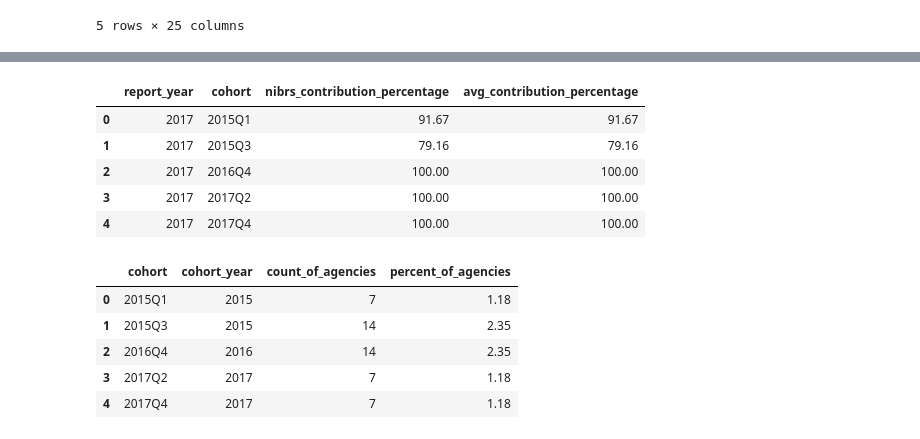
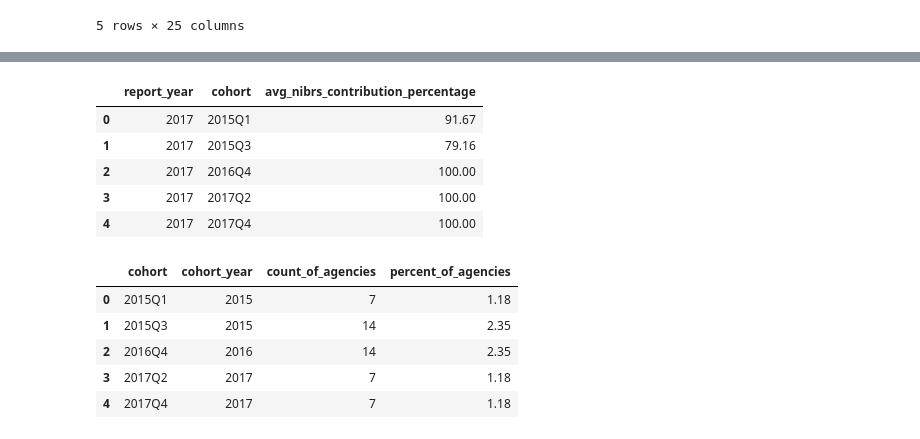
Before and after one commit to ghgeist/texas_border_data_analysis, a Jupyter notebook: notebooks/03_nibrs_analysis.ipynb, the cells around one changed output, grey strips where cells are left out. Cells and saved outputs as stored; diff of their text form; code cells hidden in the pictures.

```diff
--- a/notebooks/03_nibrs_analysis.ipynb
+++ b/notebooks/03_nibrs_analysis.ipynb
@@ -42,21 +118,20 @@ border_report.sort_values('nibrs_contribution_percentage', ascending=False).head
 # %%
-#This is not right. This will need to be fixed
-
 # Group by 'report_year' and 'cohort', then calculate the mean 'nibrs_contribution_percentage'
 avg_contribution_per_report_year_cohort = border_report.groupby(['report_year', 'cohort'])['nibrs_contribution_percentage'].mean().round(2).reset_index()
 
 # Rename the aggregated column and round the values for clarity
-avg_contribution_per_report_year_cohort['avg_contribution_percentage'] = avg_contribution_per_report_year_cohort['nibrs_contribution_percentage']
+avg_contribution_per_report_year_cohort['avg_nibrs_contribution_percentage'] = avg_contribution_per_report_year_cohort['nibrs_contribution_percentage']
+avg_contribution_per_report_year_cohort = avg_contribution_per_report_year_cohort.drop(columns=['nibrs_contribution_percentage'])
 
 # Display the new DataFrame
 avg_contribution_per_report_year_cohort.head()
 # %% [output]
-|  | report_year | cohort | nibrs_contribution_percentage | avg_contribution_percentage |
-| 0 | 2017 | 2015Q1 | 91.67 | 91.67 |
-| 1 | 2017 | 2015Q3 | 79.16 | 79.16 |
-| 2 | 2017 | 2016Q4 | 100.00 | 100.00 |
-| 3 | 2017 | 2017Q2 | 100.00 | 100.00 |
-| 4 | 2017 | 2017Q4 | 100.00 | 100.00 |
+|  | report_year | cohort | avg_nibrs_contribution_percentage |
+| 0 | 2017 | 2015Q1 | 91.67 |
+| 1 | 2017 | 2015Q3 | 79.16 |
+| 2 | 2017 | 2016Q4 | 100.00 |
+| 3 | 2017 | 2017Q2 | 100.00 |
+| 4 | 2017 | 2017Q4 | 100.00 |
 # %%
 # Calculate the agencies per cohort
 agencies_per_cohort = border_report.groupby(['cohort', 'cohort_year'])['agency_name'].count().reset_index()
```
Also changed, not shown: parts of 8 cells of this notebook, 8 other files.
